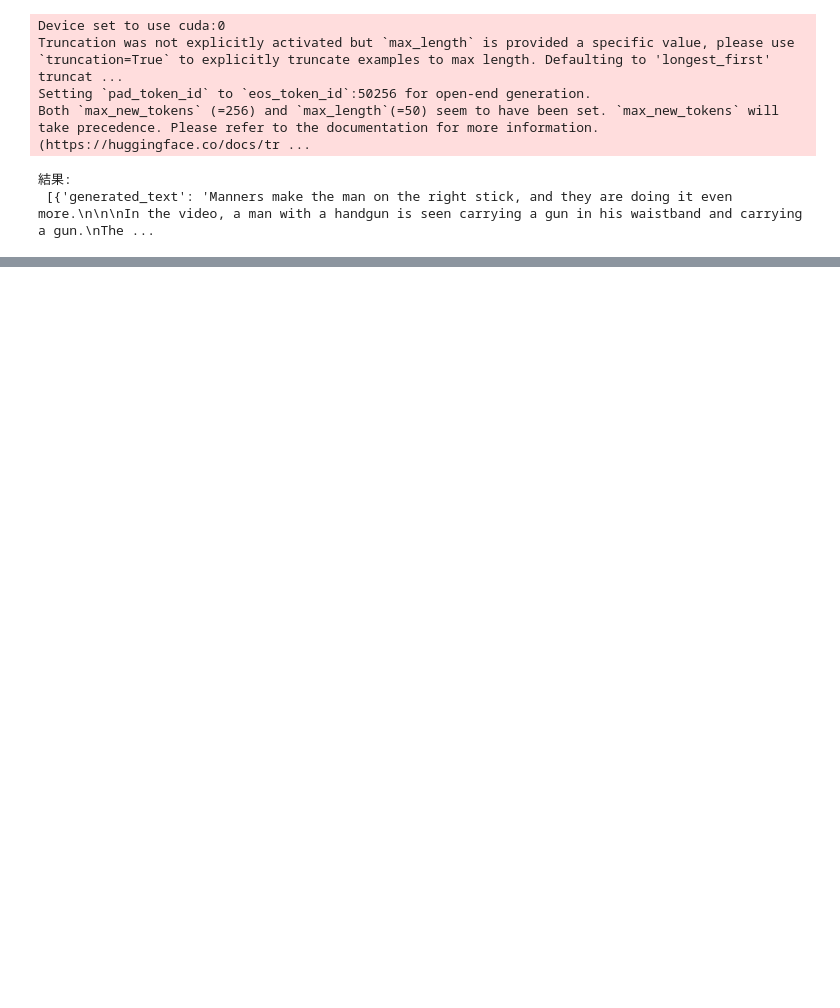
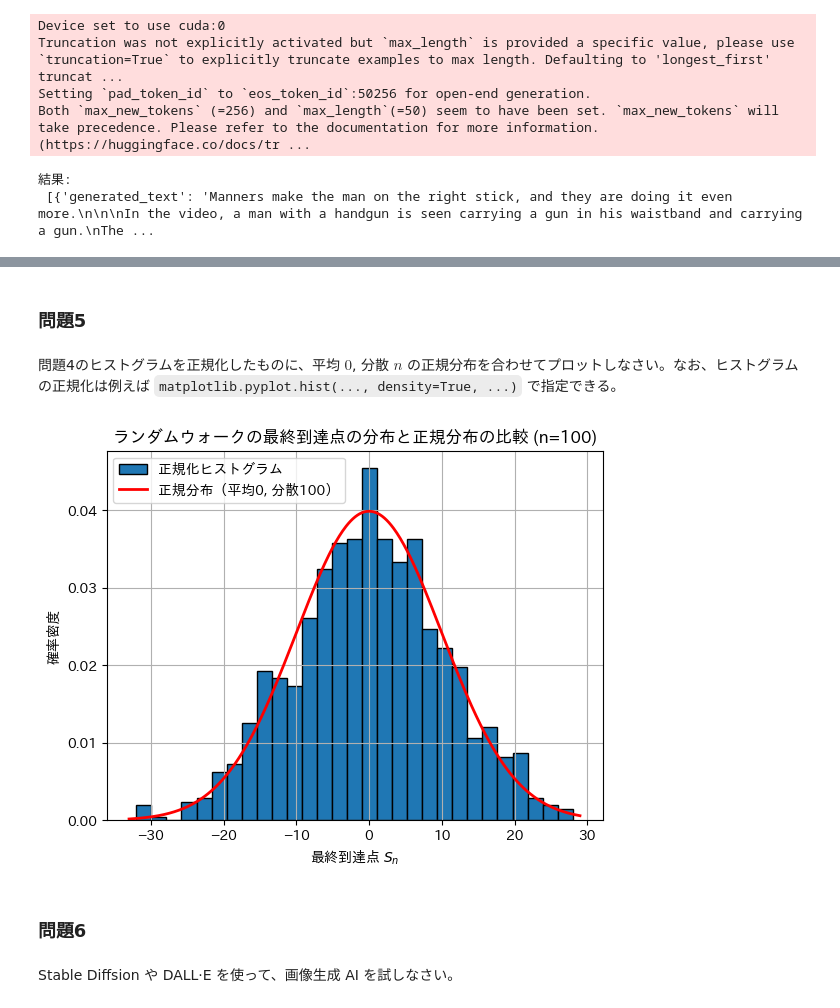
Before and after one commit to OrlyIdeate/deep-learning, a Jupyter notebook: 22050002_uenojin_exercises_2nd_semester.ipynb, the cells around one changed output, grey strips where cells are left out. Drawn from its saved outputs; the diff is of its cells as text; code cells hidden in the pictures; blank space fills up the shorter version.

```diff
--- a/22050002_uenojin_exercises_2nd_semester.ipynb
+++ b/22050002_uenojin_exercises_2nd_semester.ipynb
@@ -488,0 +635,26 @@ Both `max_new_tokens` (=256) and `max_length`(=50) seem to have been set. `max_n
+# %% [markdown]
+### 問題5
+# %% [markdown]
+問題4のヒストグラムを正規化したものに、平均 $0$, 分散 $n$ の正規分布を合わせてプロットしなさい。なお、ヒストグラムの正規化は例えば `matplotlib.pyplot.hist(..., density=True, ...)` で指定できる。
+# %%
+# 正規化ヒストグラムに平均0・分散nの正規分布を重ねてプロット
+
+bins = np.linspace(min(final_points), max(final_points), 30)
+sigma = np.sqrt(n)  # 標準偏差 = sqrt(分散=n)
+x = np.linspace(bins.min() - 1, bins.max() + 1, 400)
+pdf = 1.0 / (sigma * np.sqrt(2 * np.pi)) * np.exp(-x**2 / (2 * sigma**2))
+
+plt.hist(final_points, bins=bins, density=True, edgecolor="black", label="正規化ヒストグラム")
+plt.plot(x, pdf, "r-", lw=2, label=f"正規分布（平均0, 分散{n}）")
+plt.xlabel("最終到達点 $S_n$")
+plt.ylabel("確率密度")
+plt.title(f"ランダムウォークの最終到達点の分布と正規分布の比較 (n={n})")
+plt.legend()
+plt.grid(True)
+plt.show()
+# %% [output]
+[figure, added]
+# %% [markdown]
+### 問題6
+# %% [markdown]
+Stable Diffsion や DALL·E を使って、画像生成 AI を試しなさい。
```
Also changed, not shown: parts of 18 cells of this notebook, 1 other file.
